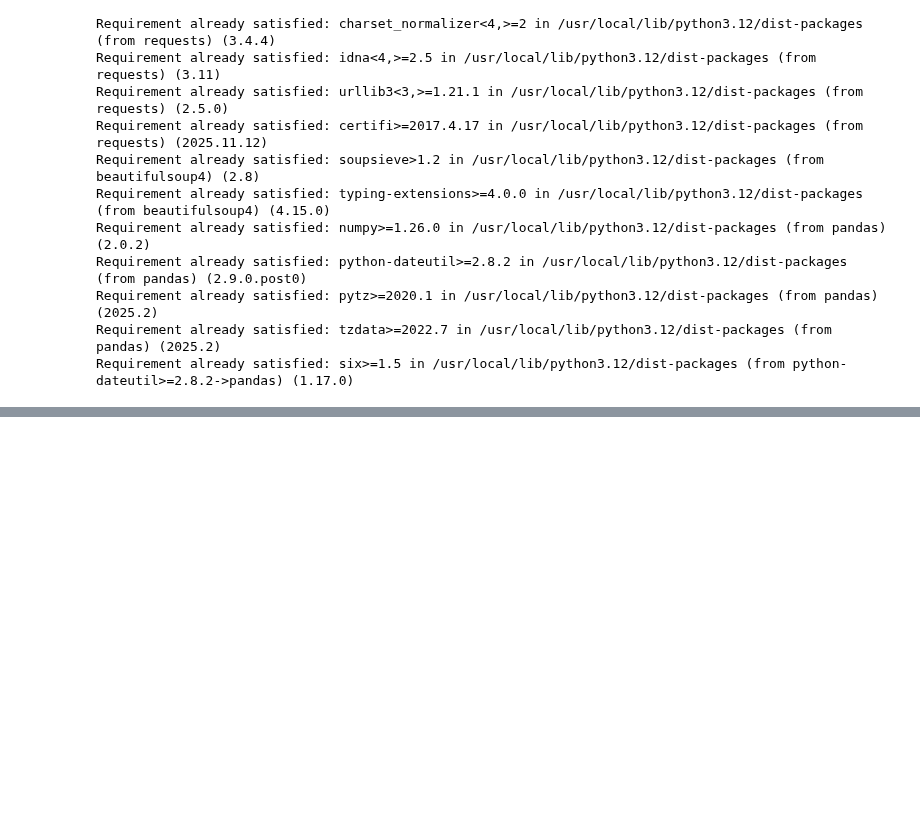
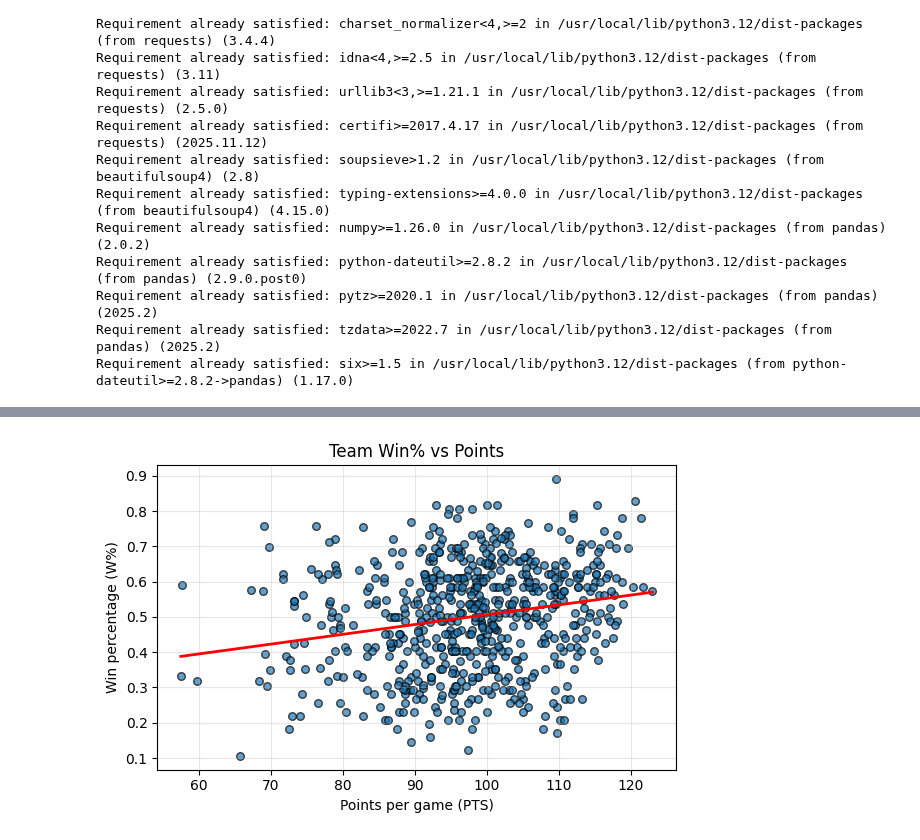
Before and after one commit to maadmaaax/Project_NBA_GroupM, a Jupyter notebook: Analyse_Graphique.ipynb, the cells around one changed output, grey strips where cells are left out. Drawn from its saved outputs; the diff is of its cells as text; code cells hidden in the pictures; blank space fills up the shorter version.

```diff
--- a/Analyse_Graphique.ipynb
+++ b/Analyse_Graphique.ipynb
@@ -295,20 +19,0 @@ missing_values = nbas_data_full.isnull().sum()
-# %%
-#Iniating True Shooting percentage TS% to measure a team efficiency
-nbas_data_full['TS%']=nbas_data_full['PTS']/(2*(nbas_data_full['FGA']+0.44*nbas_data_full['FTA']))
-#Creating stats "Per 36 minutes"
-# We need to normalize the time played per player
-min_played_col='MP'
-stats_to_normalize = [
-    'PTS', 'AST', 'TRB', 'STL', 'BLK', # Positive Stats
-    'TOV', 'PF' # Negative Stats
-]
-
-#print(f"Normalisation using'{min_played_col}")
-for stat in stats_to_normalize:
-    new_col_name = f"{stat}_per_36"
-
-    #For every stats, the formule is : (stat / time played) * 36
-    # To avoid a zero division we have to use .replace(0,1)
-    nbas_data_full[new_col_name] = (nbas_data_full[stat] / nbas_data_full[min_played_col].replace(0, 1)) * 36
-#print("Stats 'per 36 minutes' créées.")
-#print(nbas_data_full[['Player','Season', min_played_col, 'PTS', 'PTS_per_36','TS%']].head())
@@ -520,0 +73,40 @@ plt.show()
+# %%
+
+ #Plot team win% vs Point per games
+norm=nbas_data_full
+norm['PTS']=(norm['PTS']*norm['G'])/82
+#Most player played less than 82 game so the mean ppg of player isn't equal to mean ppg of team that why we normalize by 82(total game of a team) to have actual team data
+plotdf=norm.groupby(['Season','Team'])[all_stats].sum().reset_index()
+plotdf= pd.merge(plotdf,sts_data_full,on=['Team','Season'])
+plotdf = plotdf.drop(columns=['Rk'])
+
+fig, ax = plt.subplots(figsize=(6, 4))
+
+ax.scatter(plotdf['PTS'], plotdf['W%'],
+           alpha=0.7,
+           s=30,
+           color='tab:blue',
+           edgecolor='k')
+
+ax.set_xlabel('Points per game (PTS)')
+ax.set_ylabel('Win percentage (W%)')
+ax.set_title('Team Win% vs Points')
+ax.grid(True, alpha=0.3)
+
+
+x = plotdf['PTS'].values
+y = plotdf['W%'].values
+
+z = np.polyfit(x, y, 1)
+p = np.poly1d(z)
+
+# Sort x for a nice line
+x_line = np.linspace(x.min(), x.max(), 100)
+ax.plot(x_line, p(x_line), color='red', linewidth=2, label='Trend line')
+
+
+
+plt.tight_layout()
+plt.show()
+# %% [output]
+[figure, added]
```
Also changed, not shown: parts of 16 cells of this notebook.
